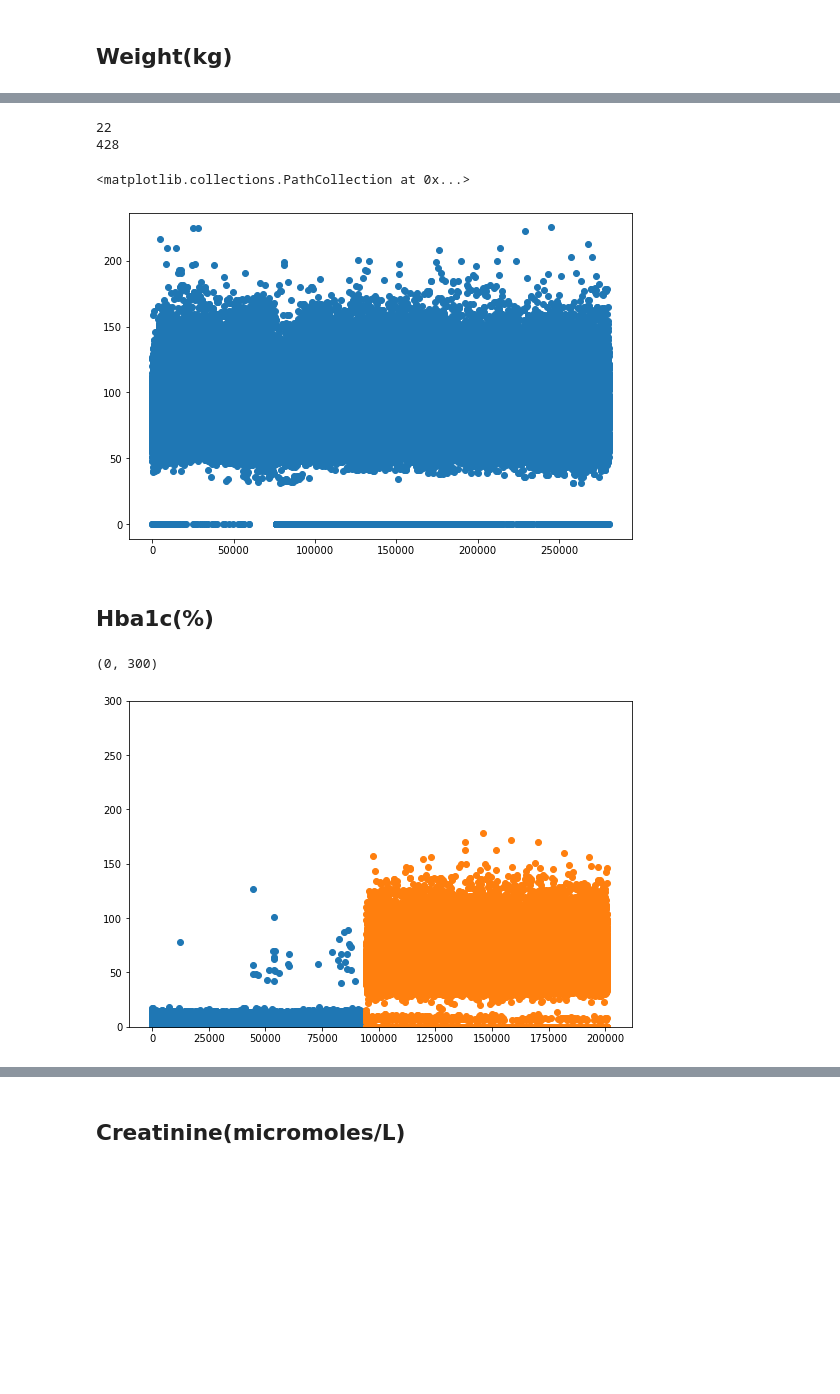
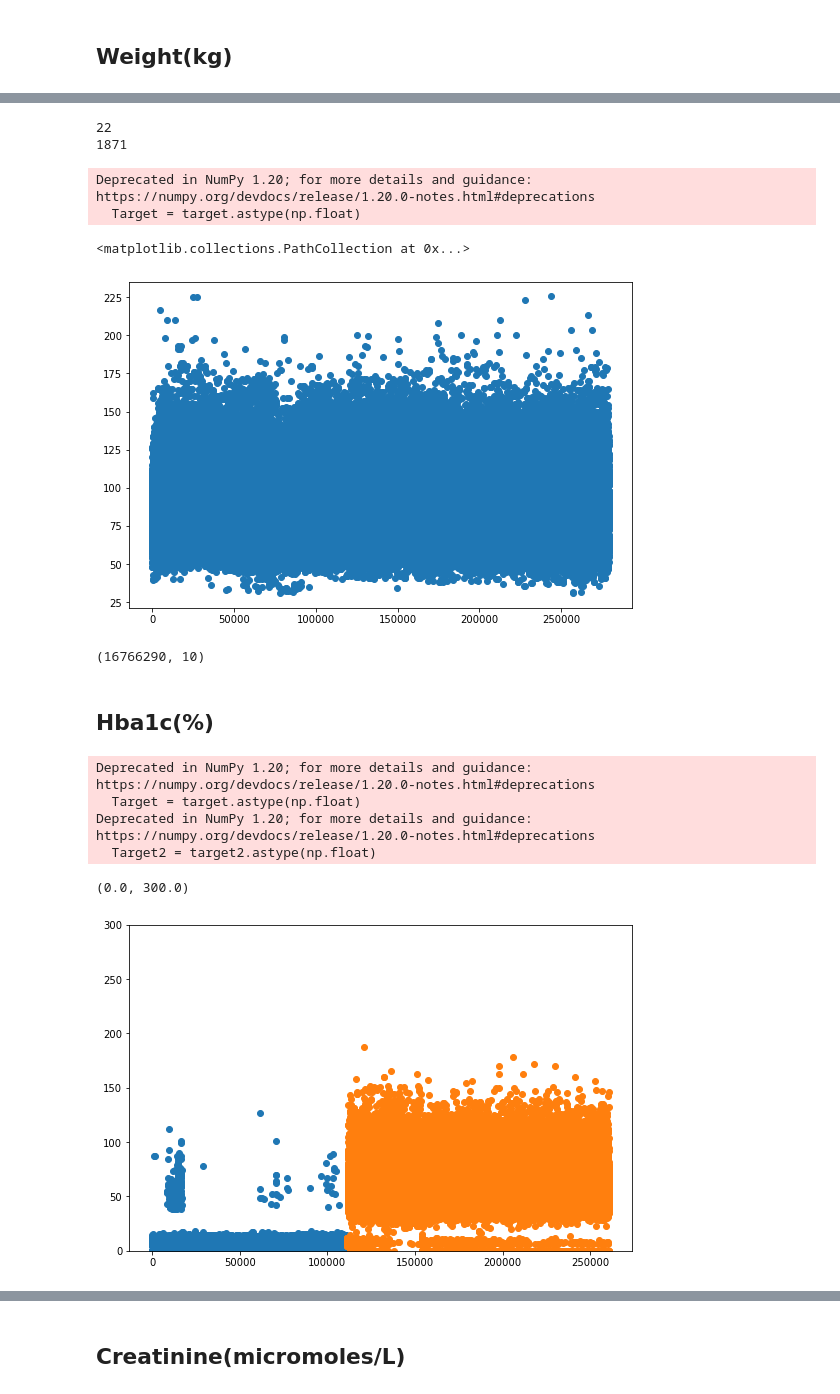
Before and after one commit to Junnh/UKBB, a Jupyter notebook: vars_filter.ipynb, the cells around one changed output, grey strips where cells are left out. Saved outputs shown, nothing was run; the diff lists cells and outputs as text; code cells hidden in the pictures; blank space fills up the shorter version.

```diff
--- a/vars_filter.ipynb
+++ b/vars_filter.ipynb
@@ -13,3 +18,7 @@ final_t2.drop(str_filter, axis=0, inplace=True)
 final_t2.shape
 # %% [output]
 (16769512, 10)
+# %%
+# for eGFR, WBC, total_cholesterol
+final_t2 = pd.read_csv('filtered_final_t2.csv')
+final_t2.shape
@@ -46,8 +62,8 @@ Target = target.astype(np.float)
 print(len(Target[Target > 250]))
 sys_bp_upper = Target[Target > 250].index
 
-print(len(Target[(Target < 50) & (Target > 0)]))
-sys_bp_lower = Target[(Target < 50) & (Target > 10)].index
+print(len(Target[(Target < 50)]))
+sys_bp_lower = Target[(Target < 50)].index
 
 final_t2.drop(np.union1d(sys_bp_upper, sys_bp_lower), axis=0, inplace=True)
 # %% [output]
@@ -86,8 +110,8 @@ plt.ylim((0, 500))
 print(len(Target[Target > 160]))
 dia_upper = Target[Target > 160].index
 
-print(len(Target[(Target > 0) & (Target < 20)]))
-dia_lower = Target[(Target > 0) & (Target < 20)].index
+print(len(Target[(Target < 20)]))
+dia_lower = Target[(Target < 20)].index
 
 final_t2.drop(np.union1d(dia_upper, dia_lower), axis=0, inplace=True)
 # %% [output]
@@ -123,13 +155,13 @@ plt.ylim((0, 2000))
 print(len(Target[Target > 250]))
 weight_upper = Target[Target > 250].index
 
-print(len(Target[(Target > 0) & (Target < 30)]))
-weight_lower = Target[(Target > 0) & (Target < 30)].index
+print(len(Target[(Target < 30)]))
+weight_lower = Target[(Target < 30)].index
 
 final_t2.drop(np.union1d(weight_upper, weight_lower), axis=0, inplace=True)
 # %% [output]
 22
-428
+1871
 # %%
 # weight
 target = pd.concat([final_t2[final_t2['read_2'].isin(['22A..'])]['value1'],
@@ -137,37 +169,47 @@ target = pd.concat([final_t2[final_t2['read_2'].isin(['22A..'])]['value1'],
 Target = target.astype(np.float)
 plt.scatter(np.arange(len(Target)), Target.values)
 # %% [output]
-<matplotlib.collections.PathCollection at 0x...>
+Deprecated in NumPy 1.20; for more details and guidance: https://numpy.org/devdocs/release/1.20.0-notes.html#deprecations
+  Target = target.astype(np.float)
+<matplotlib.collections.PathCollection at 0x...>
-[figure, old version]
+[figure, new version]
+# %%
+final_t2.shape
+# %% [output]
+(16766290, 10)
 # %% [markdown]
 ## Hba1c(%)
 # %%
 # Hba1c
 # ['42W4.', 'XaERp']
-target = pd.concat([final_t2[final_t2['read_2'].isin(['42W4..'])]['value1'],
+target = pd.concat([final_t2[final_t2['read_2'].isin(['42W4.'])]['value1'],
                     final_t2[final_t2['read_3'].isin(['XaERp'])]['value1']])
 
-target2 = pd.concat([final_t2[final_t2['read_2'].isin(['42W5..'])]['value1'],
+target2 = pd.concat([final_t2[final_t2['read_2'].isin(['42W5.'])]['value1'],
                     final_t2[final_t2['read_3'].isin(['XaPbt'])]['value1']])
 
 # swap code values
 keep_val2_opr3 = final_t2.loc[target[target == 'OPR003'].index]['value2']
 target[target == 'OPR003'] = keep_val2_opr3
 
 keep_val2_opr33 = final_t2.loc[target2[target2 == 'OPR003'].index]['value2']
 target2[target2 == 'OPR003'] = keep_val2_opr33
 # keep_val2_opr2 = final_t2.loc[target[target == 'OPR002'].index]['value2']
 # target[target == 'OPR002'] = keep_val2_opr2
 
 Target = target.astype(np.float)
 Target2 = target2.astype(np.float)
 plt.scatter(np.arange(len(Target)), Target.values)
 plt.scatter(np.arange(len(Target), len(Target)+len(Target2)), Target2.values)
 
 plt.ylim((0, 300))
 # %% [output]
-(0, 300)
+Deprecated in NumPy 1.20; for more details and guidance: https://numpy.org/devdocs/release/1.20.0-notes.html#deprecations
+  Target = target.astype(np.float)
+Deprecated in NumPy 1.20; for more details and guidance: https://numpy.org/devdocs/release/1.20.0-notes.html#deprecations
+  Target2 = target2.astype(np.float)
+(0.0, 300.0)
-[figure, old version]
+[figure, new version]
 # %%
 ## read3
 hb_r3 = final_t2[final_t2.loc[:, 'read_3'] == 'XaPbt']['value1']
```
Also changed, not shown: parts of 71 cells of this notebook.
